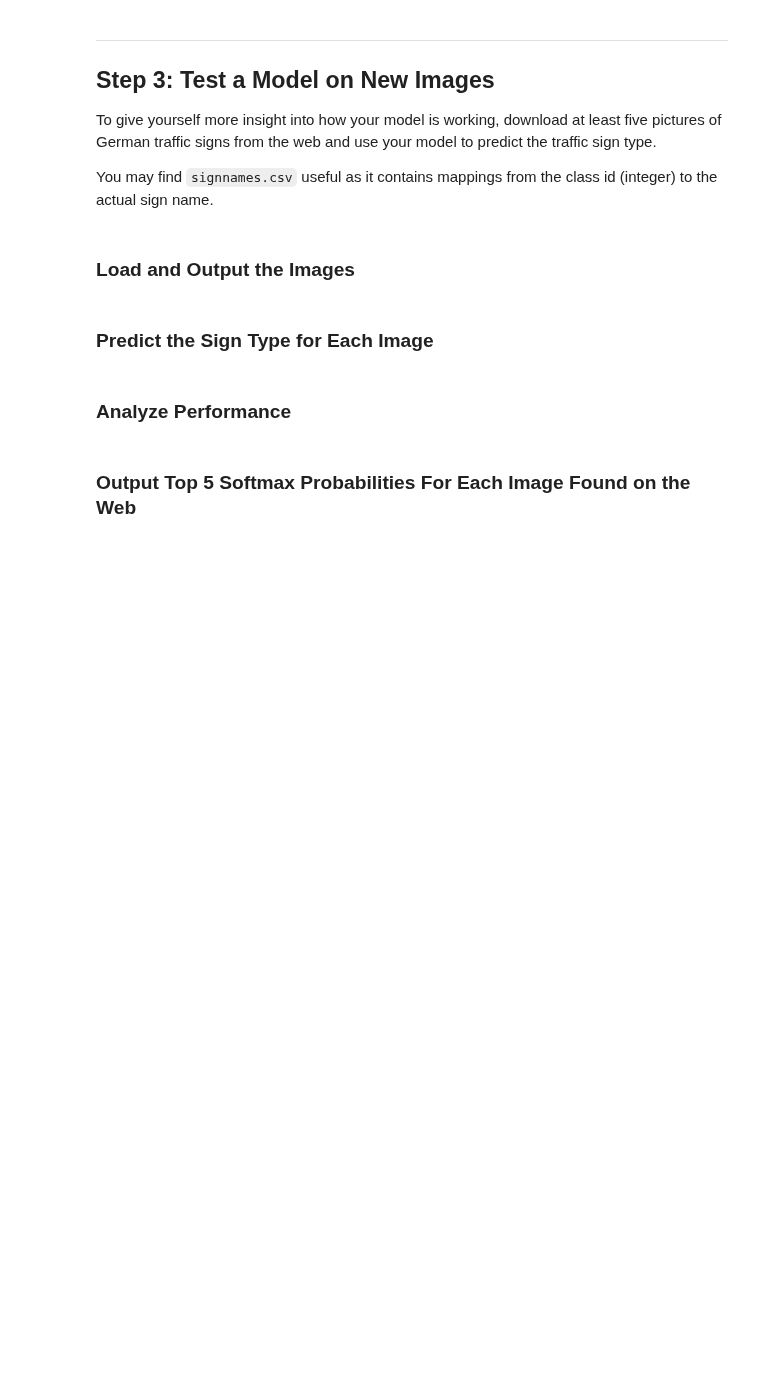
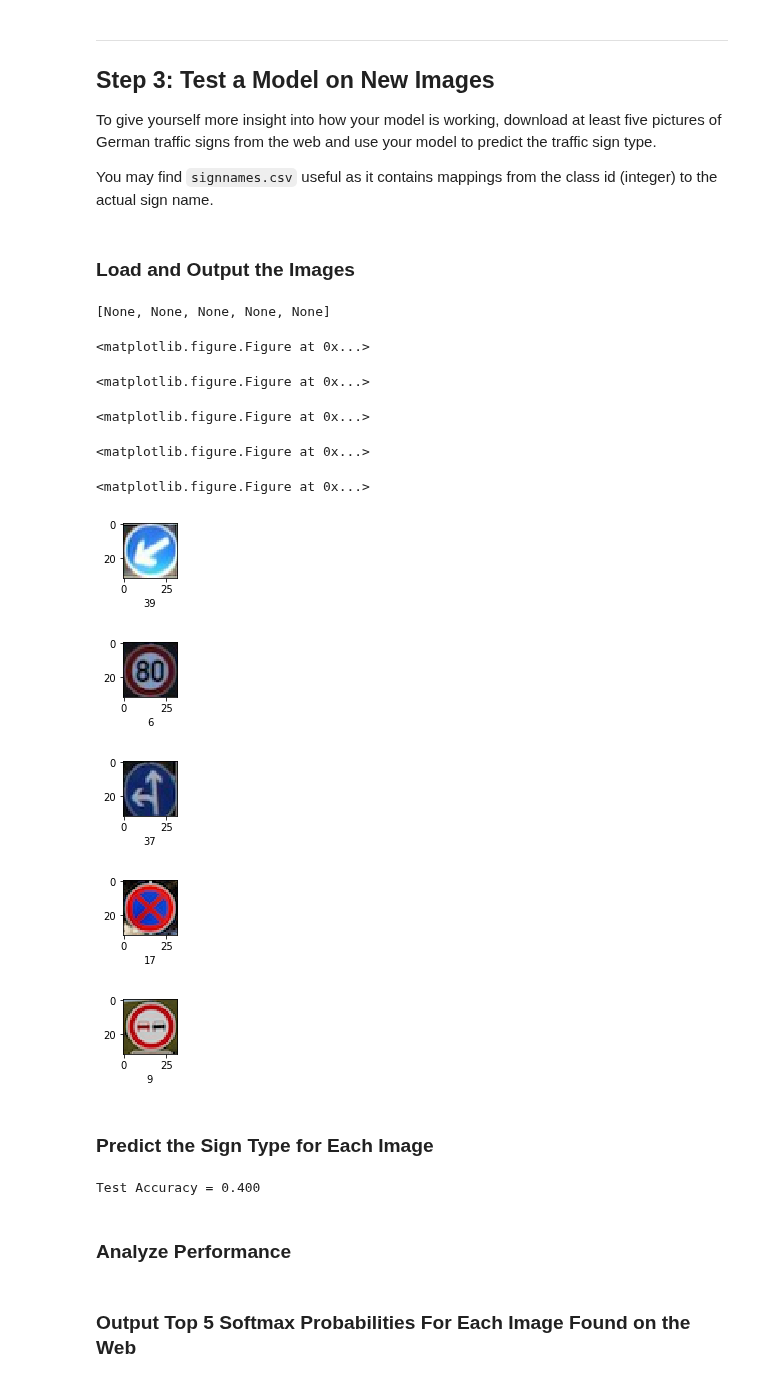
Before and after one commit to asunar/CarND-Traffic-Sign-Classifier-Project, a Jupyter notebook: Traffic_Sign_Classifier.ipynb, the cells around one changed output. Drawn from its saved outputs; the diff is of its cells as text; code cells hidden in the pictures; blank space fills up the shorter version.

Commit message:
Rename preprocessing function, recalculate training/validation/test accuracy

```diff
--- a/Traffic_Sign_Classifier.ipynb
+++ b/Traffic_Sign_Classifier.ipynb
@@ -366,34 +367,46 @@ You may find `signnames.csv` useful as it contains mappings from the class id (i
 ##### Converted png images to jpg
 
 import os
 import matplotlib.pyplot as plt
 import matplotlib.image as mpimg
 import cv2
 
 !rm -rf signs/.DS_Store
 
 X_internet_images = []
 y_class_ids = []
 def populate_new_test_set(full_path):
     sign = mpimg.imread(full_path)
     sign = cv2.resize(sign, (32,32))
     plt.figure(figsize=(1,1))
     filename = os.path.basename(full_path)
     class_id = filename.split(".")[1]
     X_internet_images.append(sign)
     y_class_ids.append(class_id)
 
 
-[populate_new_test_set(images_path + test_img) for test_img in os.listdir("signs/")]
+[populate_new_test_set("signs/" + test_img) for test_img in os.listdir("signs/")]
 
 zipped = zip(X_internet_images, y_class_ids)
 
 def show_image_classid(sign, class_id):
     plt.figure(figsize=(1,1))
     plt.xlabel(class_id)
     plt.imshow(sign)
 
 [show_image_classid(sign, class_id) for sign, class_id in zipped]
+# %% [output]
+[None, None, None, None, None]
+<matplotlib.figure.Figure at 0x...>
+<matplotlib.figure.Figure at 0x...>
+<matplotlib.figure.Figure at 0x...>
+<matplotlib.figure.Figure at 0x...>
+<matplotlib.figure.Figure at 0x...>
+[figure, added]
+[figure, added]
+[figure, added]
+[figure, added]
+[figure, added]
 # %% [markdown]
 ### Predict the Sign Type for Each Image
 # %%
@@ -404,7 +417,7 @@ def show_image_classid(sign, class_id):
 
 
 #Preprocess
-preprocessed_signs = [grayscale_and_normalize(image) for image in X_internet_images]
+preprocessed_signs = [normalize(image) for image in X_internet_images]
 
 # Evaluate the model
 
@@ -413,6 +426,8 @@ with tf.Session() as sess:
 
     test_accuracy = evaluate(preprocessed_signs, y_class_ids)
     print("Test Accuracy = {:.3f}".format(test_accuracy))
+# %% [output]
+Test Accuracy = 0.400
 # %% [markdown]
 ### Analyze Performance
 # %%
```
Also changed, not shown: parts of 6 cells of this notebook.
